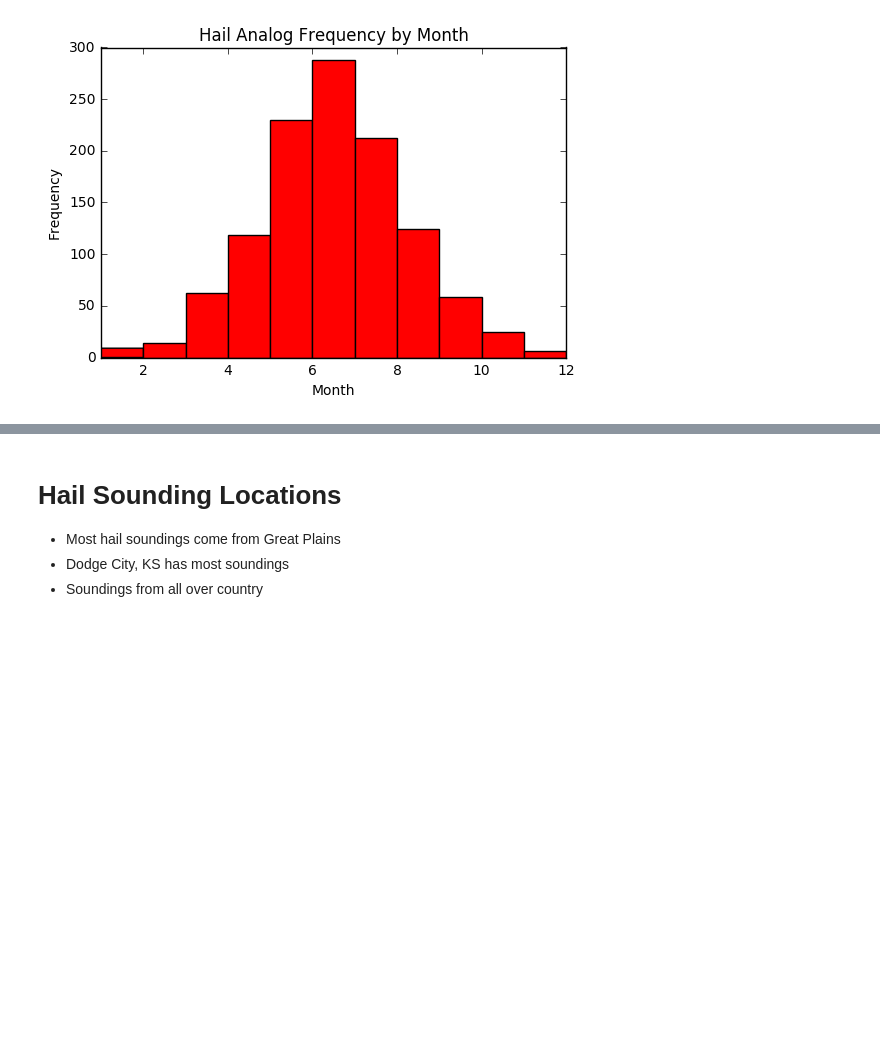
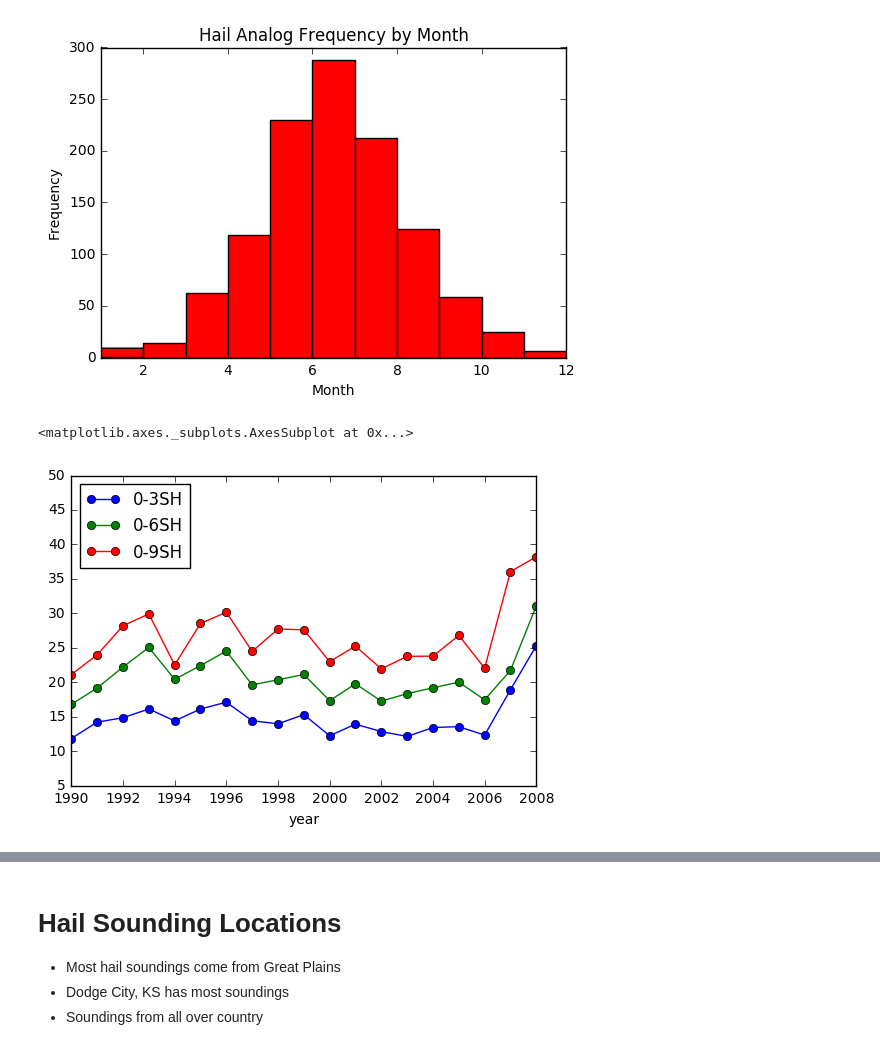
Before and after one commit to djgagne/ou_grad_5203_fall_2016, a Jupyter notebook: gagne_analytics_lecture.ipynb, the cells around one changed output, grey strips where cells are left out. Cells and saved outputs as stored; diff of their text form; code cells hidden in the pictures; blank space fills up the shorter version.

```diff
--- a/gagne_analytics_lecture.ipynb
+++ b/gagne_analytics_lecture.ipynb
@@ -110,15 +118,18 @@ ax.set_yscale("log")
 date_raob = np.vstack(hail_data["DATE/RAOB"].str.split(".").values)
 date_list = [datetime.strptime(d, "%y%m%d%H") for d in date_raob[:, 0]]
 date_list = [datetime(d.year-100, d.month, d.day) if d.year > 2016 else d for d in date_list]
-hail_data["date"] = pd.DatetimeIndex(date_list)
+dates = pd.DatetimeIndex(date_list)
+hail_data["date"] = dates
+hail_data["year"] = dates.year
+hail_data["month"] = dates.month
 hail_data["raob"] = date_raob[:, 1]
 plt.figure(figsize=(6, 5))
 plt.subplot(2,1,1)
-plt.hist(pd.DatetimeIndex(hail_data["date"]).year, bins=np.arange(1957, 2010), color="red")
+plt.hist(hail_data["year"], bins=np.arange(1957, 2010), color="red")
 plt.ylabel("Frequency")
 plt.title("Hail Analog Frequency by Year")
 plt.subplot(2,1,2)
-plt.hist(pd.DatetimeIndex(hail_data["date"]).year, bins=np.arange(1989, 2010), color="red")
+plt.hist(hail_data["year"], bins=np.arange(1989, 2010), color="red")
 plt.xlabel("Year")
 outtext = plt.ylabel("Frequency")
 # %% [output]
@@ -131,3 +142,9 @@ plt.ylabel("Frequency")
 outtext = plt.title("Hail Analog Frequency by Month")
 # %% [output]
 [figure]
+# %%
+hail_data.groupby("year").agg(np.mean).plot(y=["0-3SH", "0-6SH", "0-9SH"],
+                                            xlim=(1990, 2008), marker='o')
+# %% [output]
+<matplotlib.axes._subplots.AxesSubplot at 0x...>
+[figure, added]
```
Also changed, not shown: parts of 5 cells of this notebook.
